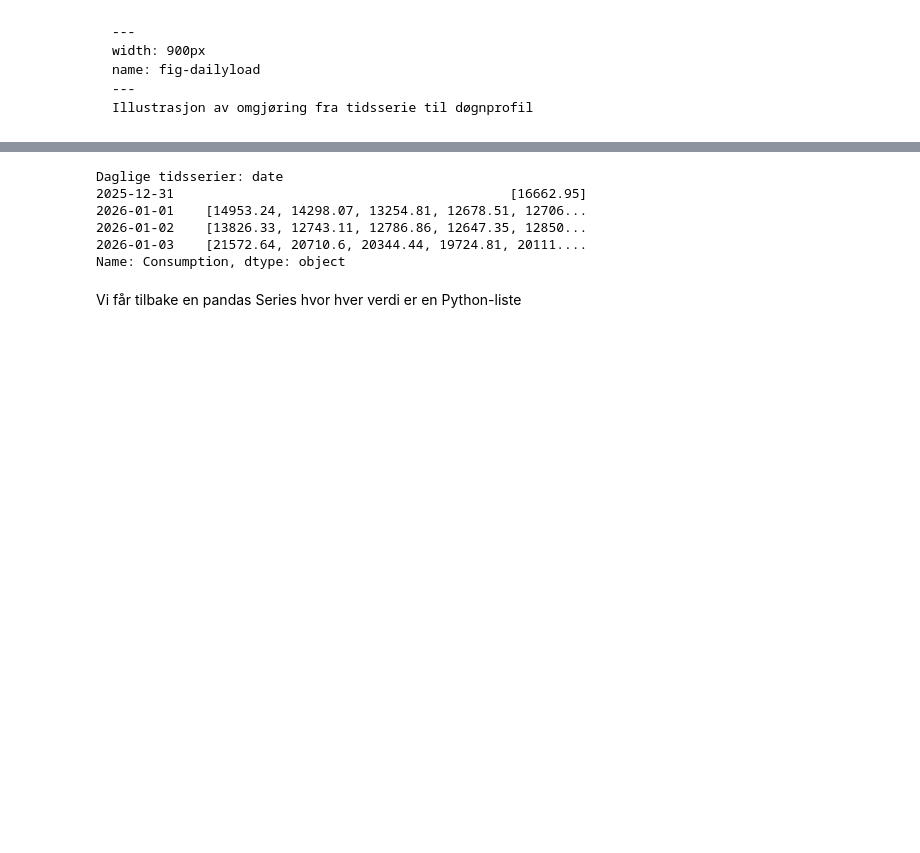
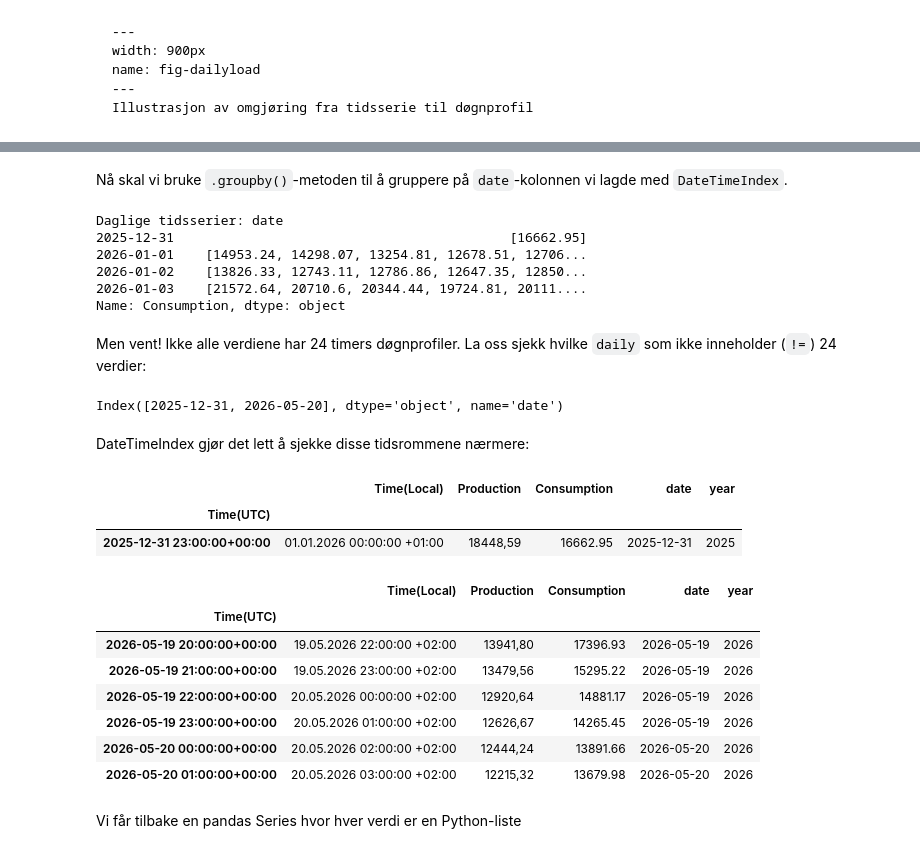
Before and after one commit to NilsJakob/dynamiske_kraftnett-book2, a Jupyter notebook: _sources/04_reprdag/repr_dag.ipynb, the cells around one changed output, grey strips where cells are left out. Cells and saved outputs as stored; diff of their text form; code cells hidden in the pictures; blank space fills up the shorter version.

```diff
--- a/_sources/04_reprdag/repr_dag.ipynb
+++ b/_sources/04_reprdag/repr_dag.ipynb
@@ -231,3 +244,5 @@ Illustrasjon av omgjøring fra tidsserie til døgnprofil
+# %% [markdown]
+Nå skal vi bruke `.groupby()`-metoden til å gruppere på `date`-kolonnen vi lagde med `DateTimeIndex`.
 # %%
 daily = df.groupby('date')['Consumption'].apply(list)
 print('Daglige tidsserier:',daily.head(4))
@@ -238,6 +253,32 @@ Daglige tidsserier: date
 2026-01-02    [13826.33, 12743.11, 12786.86, 12647.35, 12850...
 2026-01-03    [21572.64, 20710.6, 20344.44, 19724.81, 20111....
 Name: Consumption, dtype: object
+# %% [markdown]
+Men vent! Ikke alle verdiene har 24 timers døgnprofiler. La oss sjekk hvilke `daily` som ikke inneholder (`!=`) 24 verdier:
+# %%
+incomplete_days = daily.index[daily.apply(len) != 24]
+print(incomplete_days)
+# %% [output]
+Index([2025-12-31, 2026-05-20], dtype='object', name='date')
+# %% [markdown]
+DateTimeIndex gjør det lett å sjekke disse tidsrommene nærmere:
+# %%
+df.loc['2025-12-31']
+# %% [output]
+|  | Time(Local) | Production | Consumption | date | year |
+| Time(UTC) |  |  |  |  |  |
+| 2025-12-31 23:00:00+00:00 | 01.01.2026 00:00:00 +01:00 | 18448,59 | 16662.95 | 2025-12-31 | 2025 |
+# %%
+df.loc['2026-05-19 20':'2026-05-20 01']
+# %% [output]
+|  | Time(Local) | Production | Consumption | date | year |
+| Time(UTC) |  |  |  |  |  |
+| 2026-05-19 20:00:00+00:00 | 19.05.2026 22:00:00 +02:00 | 13941,80 | 17396.93 | 2026-05-19 | 2026 |
+| 2026-05-19 21:00:00+00:00 | 19.05.2026 23:00:00 +02:00 | 13479,56 | 15295.22 | 2026-05-19 | 2026 |
+| 2026-05-19 22:00:00+00:00 | 20.05.2026 00:00:00 +02:00 | 12920,64 | 14881.17 | 2026-05-19 | 2026 |
+| 2026-05-19 23:00:00+00:00 | 20.05.2026 01:00:00 +02:00 | 12626,67 | 14265.45 | 2026-05-19 | 2026 |
+| 2026-05-20 00:00:00+00:00 | 20.05.2026 02:00:00 +02:00 | 12444,24 | 13891.66 | 2026-05-20 | 2026 |
+| 2026-05-20 01:00:00+00:00 | 20.05.2026 03:00:00 +02:00 | 12215,32 | 13679.98 | 2026-05-20 | 2026 |
 # %% [markdown]
 Vi får tilbake en pandas Series hvor hver verdi er en Python-liste
 # %%
```
Also changed, not shown: parts of 33 cells of this notebook, 6 other files.
